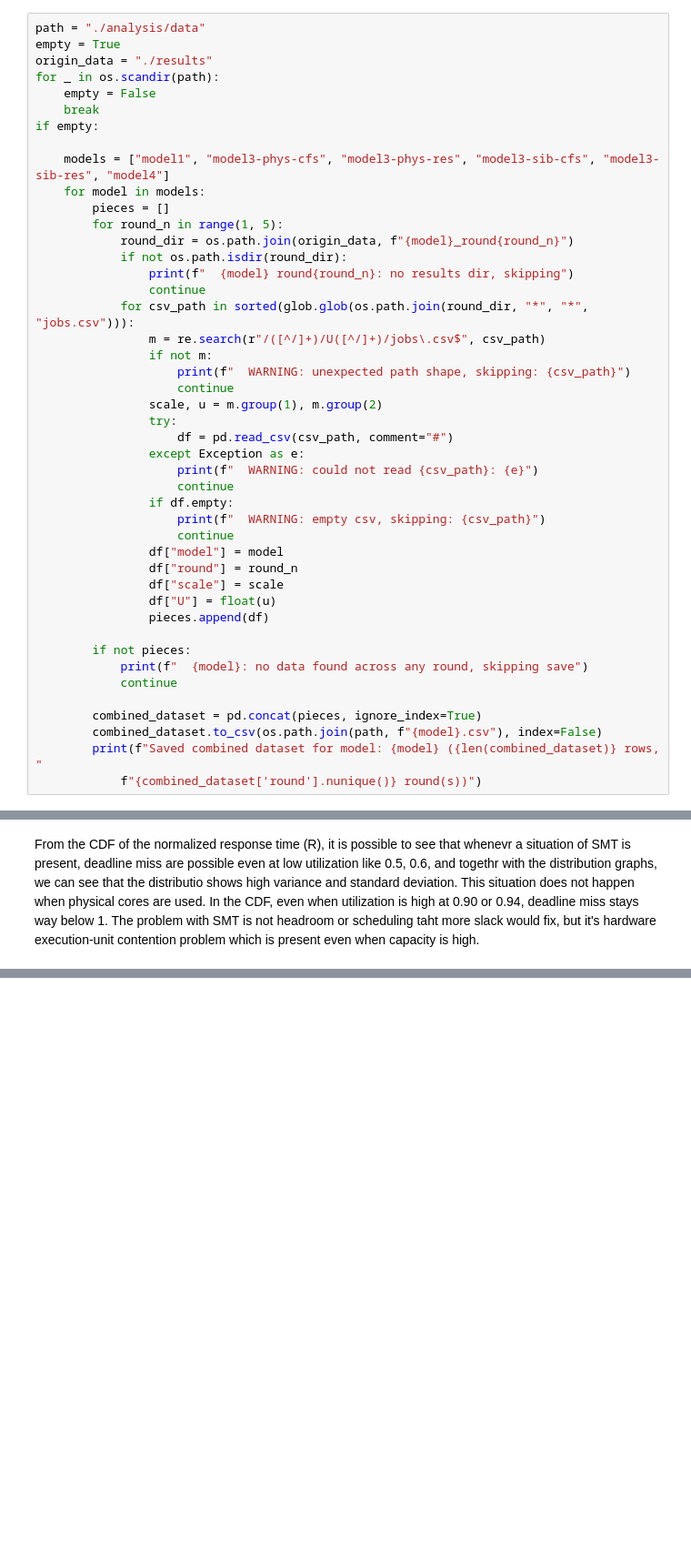
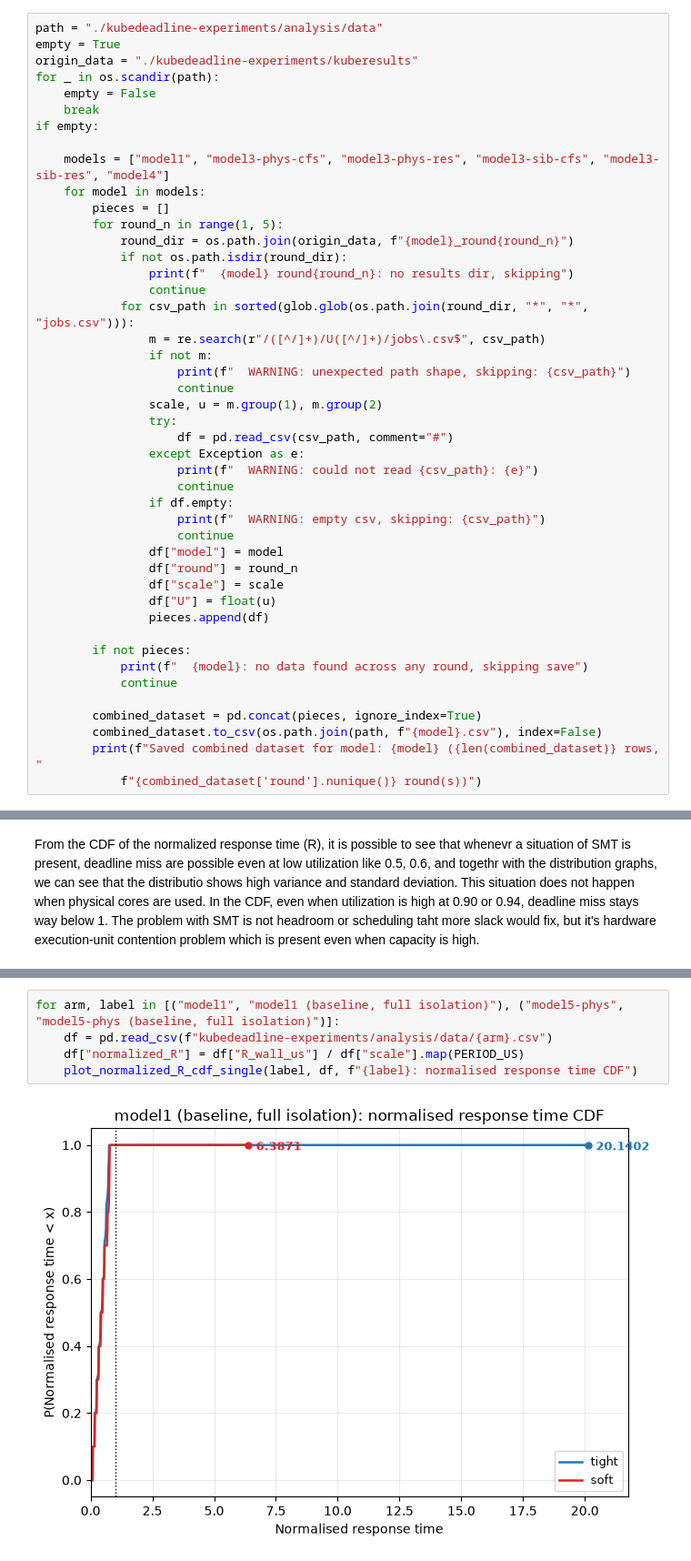
Before and after one commit to pippi2802/GraduationProject, a Jupyter notebook: research-questions/RQ1_final/kubedeadline-experiments/analysis/analysis.ipynb, the cells around one changed output, grey strips where cells are left out. Shown at 91% size. Saved outputs shown, nothing was run; the diff lists cells and outputs as text; blank space fills up the shorter version.

Commit message:
add: analysis on os-experiments

```diff
--- a/research-questions/RQ1_final/kubedeadline-experiments/analysis/analysis.ipynb
+++ b/research-questions/RQ1_final/kubedeadline-experiments/analysis/analysis.ipynb
@@ -24,9 +24,9 @@ def style(i):
 ### Unify dataset into one
 For models from 1 to 4 we have same algorithm, while for model 5 we have also two columnd to indicate which thread was runnign and on what.
 # %%
-path = "./analysis/data"
+path = "./kubedeadline-experiments/analysis/data"
 empty = True
-origin_data = "./results"
+origin_data = "./kubedeadline-experiments/kuberesults"
 for _ in os.scandir(path):
     empty = False
     break
@@ -876,0 +861,7 @@ def tornado_plot(sensitivities, title):
+# %%
+for arm, label in [("model1", "model1 (baseline, full isolation)"), ("model5-phys", "model5-phys (baseline, full isolation)")]:
+    df = pd.read_csv(f"kubedeadline-experiments/analysis/data/{arm}.csv")
+    df["normalized_R"] = df["R_wall_us"] / df["scale"].map(PERIOD_US)
+    plot_normalized_R_cdf_single(label, df, f"{label}: normalised response time CDF")
+# %% [output]
+[figure, added]
```
Also changed, not shown: parts of 3 cells of this notebook, 7 other files.
